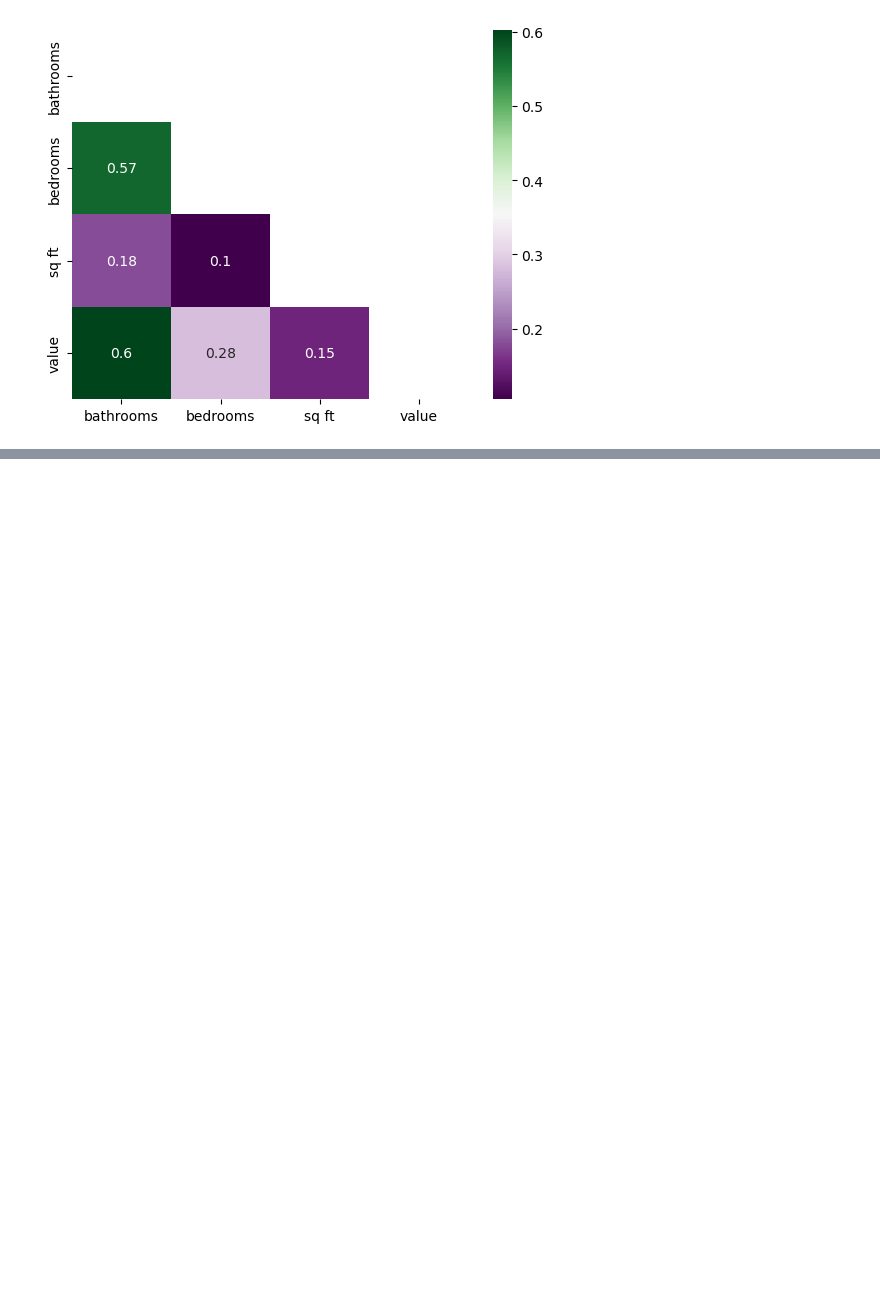
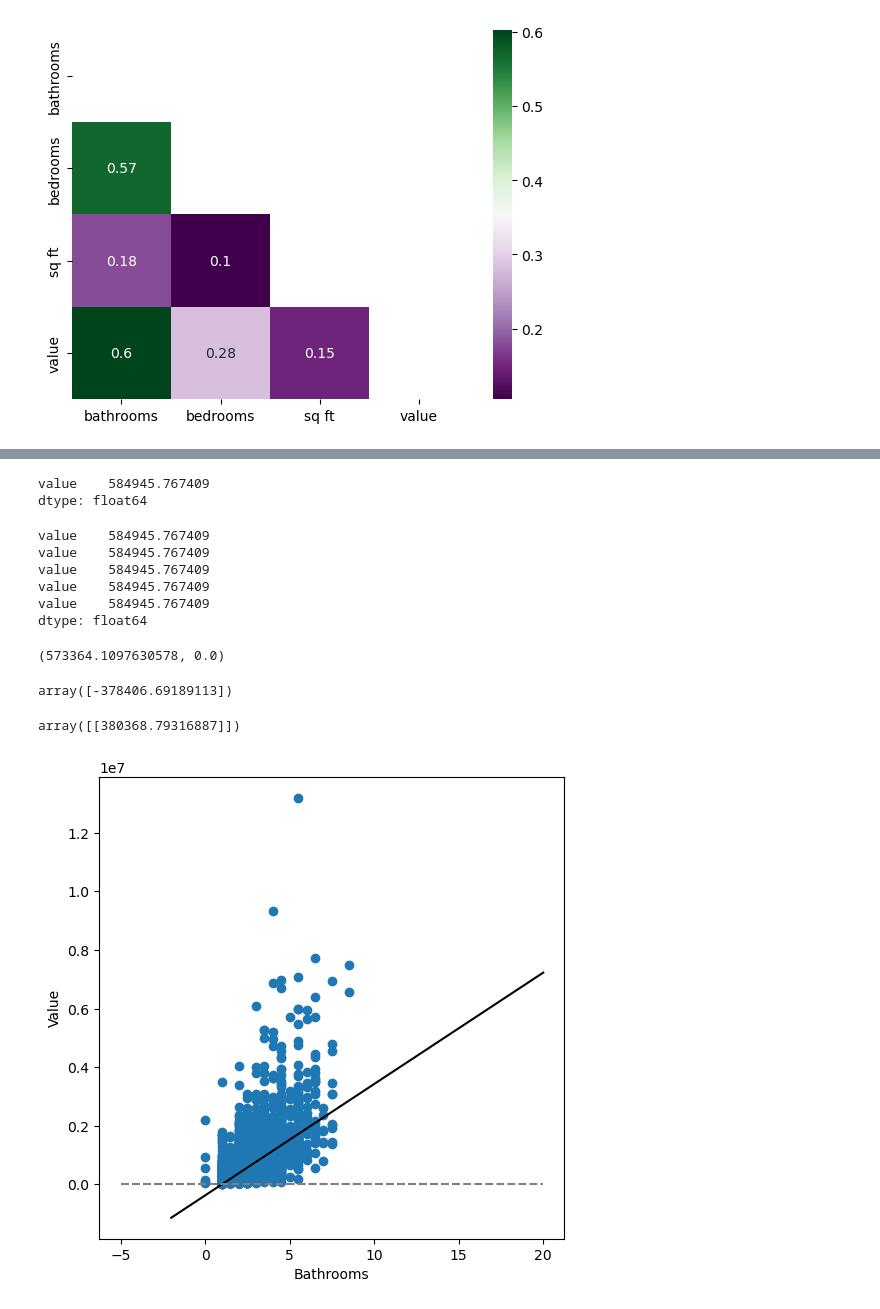
Before and after one commit to Esayas-Asefa/regression-project, a Jupyter notebook: regression-project scrap.ipynb, the cells around one changed output, grey strips where cells are left out. Drawn from its saved outputs; the diff is of its cells as text; code cells hidden in the pictures; blank space fills up the shorter version.

```diff
--- a/regression-project scrap.ipynb
+++ b/regression-project scrap.ipynb
@@ -145,0 +214,18 @@ X_train, X_validate, X_test, y_train, y_validate, y_test = acq.train_validate_te
+# %%
+#intial ML model
+lr1 = LinearRegression()
+
+#make it
+rfe = RFE(lr1, n_features_to_select=1)
+
+#fit it
+rfe.fit(X_train, y_train)
+
+#use it on train
+X_train_rfe = rfe.transform(X_train)
+
+#use it on validate
+X_val_rfe = rfe.transform(X_validate)
+
+#use it on test
+X_test_rfe = rfe.transform(X_test)
@@ -145,0 +238,8 @@ X_train, X_validate, X_test, y_train, y_validate, y_test = acq.train_validate_te
+# %%
+#fit the thing
+lr1.fit(X_train_rfe, y_train)
+
+#use the thing (make predictions)
+pred_lr1 = lr1.predict(X_train_rfe)
+pred_val_lr1 = lr1.predict(X_val_rfe)
+pred_test_lrl = lr1.predict(X_test_rfe)
@@ -145,0 +259,50 @@ X_train, X_validate, X_test, y_train, y_validate, y_test = acq.train_validate_te
+# %%
+baseline = y_train.mean()
+baseline
+# %% [output]
+value    584945.767409
+dtype: float64
+# %%
+baseline_array = np.repeat(baseline, len(y_train))
+baseline_array[:5]
+# %% [output]
+value    584945.767409
+value    584945.767409
+value    584945.767409
+value    584945.767409
+value    584945.767409
+dtype: float64
+# %%
+rmse, r2 = acq.metrics_reg(y_train, baseline_array)
+rmse, r2
+# %% [output]
+(573364.1097630578, 0.0)
+# %%
+lr1.intercept_
+# %% [output]
+array([-378406.69189113])
+# %%
+lr1.coef_
+# %% [output]
+array([[380368.79316887]])
+# %%
+plt.figure(figsize=(6, 6))
+
+plt.scatter(train.bathrooms, train.value)
+
+#build prediction line from intercept and slope
+x_val = np.array([-2, 20]).reshape(-1, 1)
+plt.plot(x_val, lr1.intercept_ + x_val*lr1.coef_[0], c='black')
+
+#intercept line
+plt.hlines(22, -5, 15, ls=':', color='red')
+
+#(0,0) axis
+plt.hlines(0, -5, 20, ls='--', color='grey')
+plt.vlines(0, -10, 20, ls='--', color='grey')
+
+plt.xlabel('Bathrooms')
+plt.ylabel('Value')
+plt.show()
+# %% [output]
+[figure, added]
```
Also changed, not shown: parts of 21 cells of this notebook, 3 other files.
